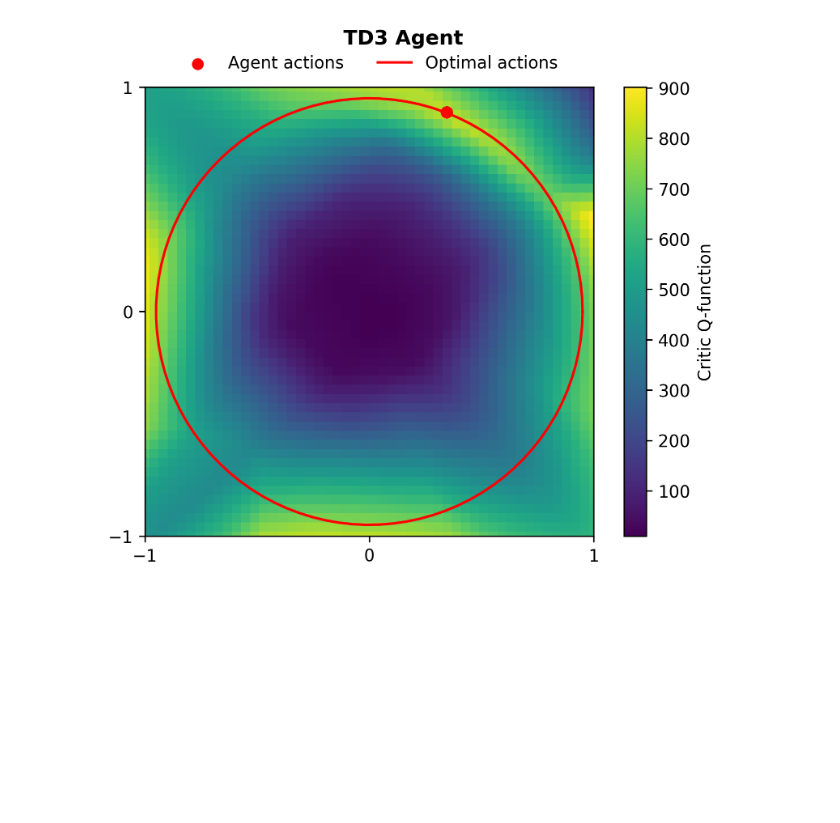
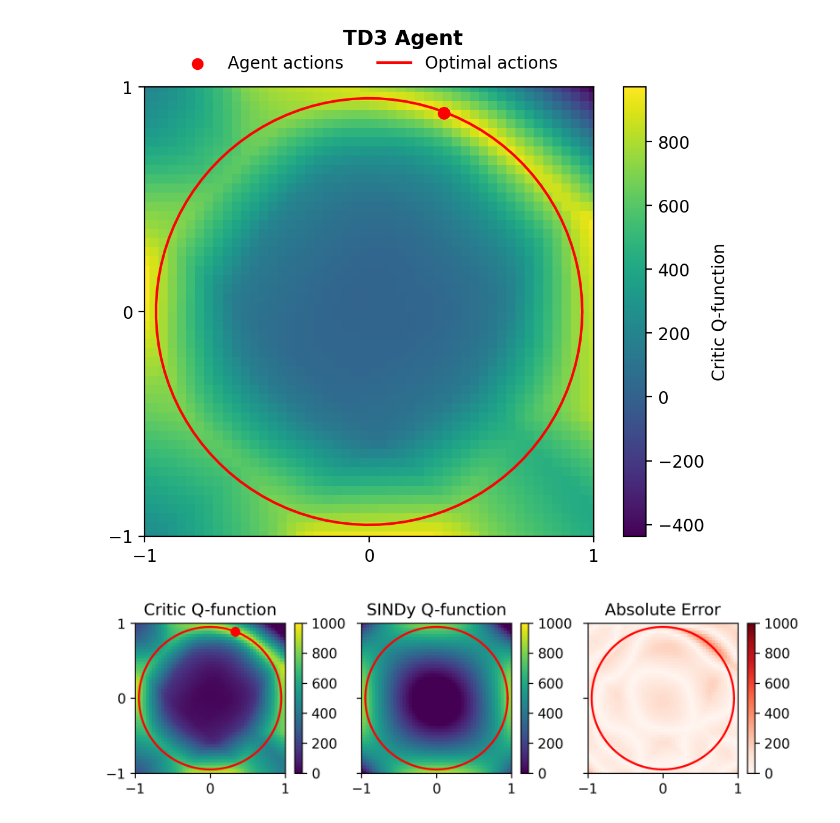
Before and after one commit to JeffersonLab/SciOptControlToolkit, a Jupyter notebook: jlab_opt_control/drivers/ExamineCirclePolicy.ipynb, the cells around one changed output. Cells and saved outputs as stored; diff of their text form; code cells hidden in the pictures; blank space fills up the shorter version.

```diff
--- a/jlab_opt_control/drivers/ExamineCirclePolicy.ipynb
+++ b/jlab_opt_control/drivers/ExamineCirclePolicy.ipynb
@@ -107,4 +47,31 @@ Attempting to load jlab_opt_control.models with CriticFCNN
 # %%
+import os
+import glob
+import jlab_opt_control.agents as agents
+
+logging.getLogger("Agent Registry").setLevel(logging.WARNING)
+logging.getLogger("TD3-Agent").setLevel(logging.WARNING)
+
+# Agent
+agent_id = 'KerasTD3-v0'
+logdir = glob.glob(f'./results/Circle/*{agent_id}*')[0]
+
+buffer_type = 'ER-v0'
+buffer_size = None
+
+agent = agents.make(
+    agent_id,
+    env=env,
+    logdir=logdir,
+    buffer_type=buffer_type,
+    buffer_size=buffer_size,
+)
+
+checkpoints = sorted(glob.glob(f'{logdir}/models/epoch_*'))
+agent.model_load_path = checkpoints[-1]
+print(os.path.basename(agent.model_load_path))
+agent.load()
+
 x = np.linspace(env.action_space.low[0], env.action_space.high[0])
 y = np.linspace(env.action_space.low[1], env.action_space.high[1])
 
@@ -119,7 +86,7 @@ print(X.shape, Y.shape, critic_values.shape, actor_values.shape)
 
 # Plot action distribution
 import matplotlib.pyplot as plt
-fig, ax = plt.subplots(1, 1, dpi=300)
+fig, ax = plt.subplots(1, 1, dpi=200)
 im = ax.pcolormesh(X, Y, critic_values.reshape(X.shape), cmap='viridis')
 ax.scatter(actor_values[:, 0], actor_values[:, 1], color='red',
            label='Agent actions', zorder=10)
@@ -137,4 +104,47 @@ ax.legend(loc='lower center', bbox_to_anchor=[0.5, 1],
 print(actor_values.shape)
 
 fig.suptitle('TD3 Agent', fontweight='bold')
+
+import pysindy as ps
+
+inputs = np.concatenate([states, actions], axis=1)
+targets = critic_values.reshape([-1, 1])
+print(inputs.shape, targets.shape)
+
+sindy = ps.SINDy(
+    feature_library=ps.PolynomialLibrary(degree=4),
+    feature_names=['s0', 's1', 'a0', 'a1']
+)
+sindy.fit(x=inputs, x_dot=targets)
+sindy.print(lhs='Q')
+sindy_values = sindy.predict(inputs)
+print(sindy.coefficients().shape)
+
+print(f'R2 score is {sindy.score(x=inputs, x_dot=targets):.3f}')
+
+# Plot action distribution
+import matplotlib.pyplot as plt
+fig, ax = plt.subplots(1, 3, figsize=(8.5, 2), dpi=300, sharex=True, sharey=True)
+im = ax[0].pcolormesh(X, Y, critic_values.reshape(X.shape), cmap='viridis', vmin=0, vmax=1e3)
+plt.colorbar(im, ax=ax[0])
+ax[0].scatter(actor_values[:, 0], actor_values[:, 1], color='red',
+           label='Agent actions', zorder=10)
+ax[0].set_title("Critic Q-function")
+
+im = ax[1].pcolormesh(X, Y, sindy_values.reshape(X.shape), cmap='viridis', vmin=0, vmax=1e3)
+plt.colorbar(im, ax=ax[1])
+ax[1].set_title('SINDy Q-function')
+
+im = ax[2].pcolormesh(X, Y, np.abs(critic_values - sindy_values).reshape(X.shape), cmap='Reds', vmin=0, vmax=1e3)
+plt.colorbar(im, ax=ax[2])
+ax[2].set_title('Absolute Error')
+
+t = np.linspace(0, 2*np.pi, 100)
+for a in ax:
+    a.plot(0.95*np.cos(t), 0.95*np.sin(t), color='red',
+           label='Optimal actions')
+
+    a.set(xlim=[-1, 1], ylim=[-1, 1],
+          xticks=[-1, 0, 1], yticks=[-1, 0, 1],
+          aspect='equal')
 # %% [output]
@@ -144 +177,2 @@ Text(0.5, 0.98, 'TD3 Agent')
-[figure, old version]
+[figure, new version]
+[figure, added]
```
Also changed, not shown: parts of 8 cells of this notebook, 1 other file.
